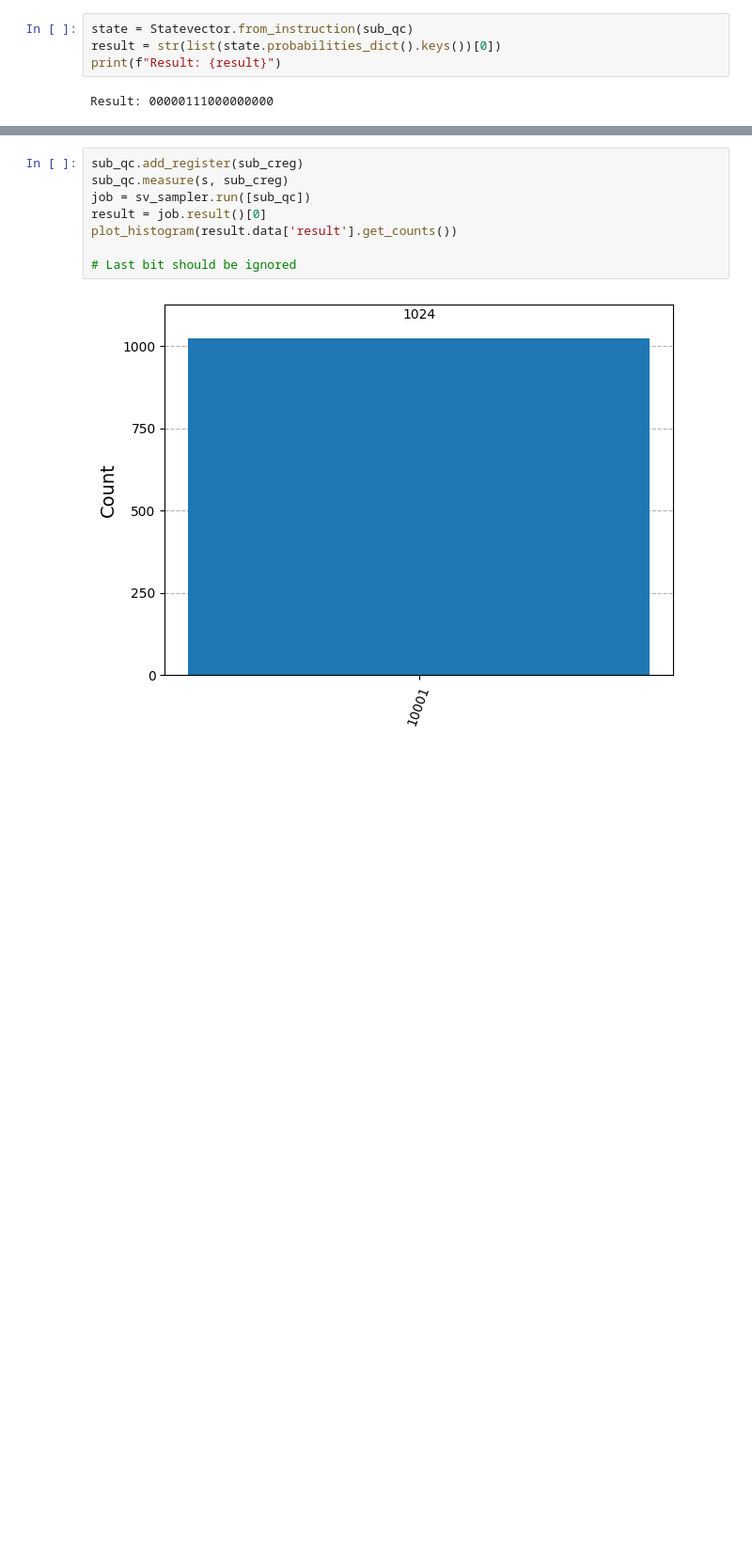
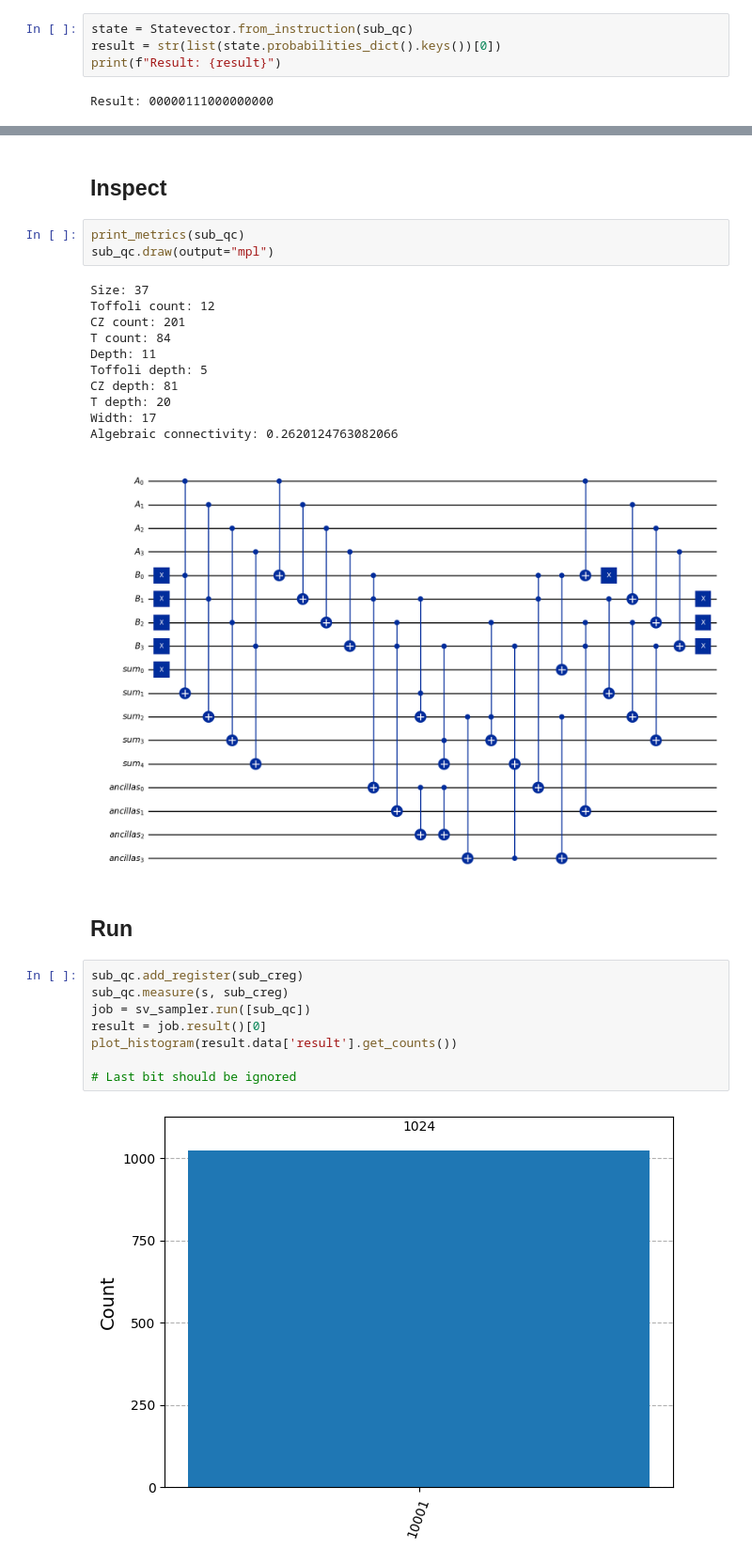
Before and after one commit to Chosen-Juan1/Quantum-computing-research, a Jupyter notebook: Reproduced_circuits/adder-2024-lookahead-wang.ipynb, the cells around one changed output, grey strips where cells are left out. Shown at 94% size. Drawn from its saved outputs; the diff is of its cells as text; blank space fills up the shorter version.

```diff
--- a/Reproduced_circuits/adder-2024-lookahead-wang.ipynb
+++ b/Reproduced_circuits/adder-2024-lookahead-wang.ipynb
@@ -267,3 +285,22 @@ Total wrongs: 240
+# %% [markdown]
+## Inspect
+# %%
+print_metrics(sub_qc)
+sub_qc.draw(output="mpl")
+# %% [output]
+Size: 37
+Toffoli count: 12
+CZ count: 201
+T count: 84
+Depth: 11
+Toffoli depth: 5
+CZ depth: 81
+T depth: 20
+Width: 17
+Algebraic connectivity: 0.2620124763082066
+[figure, added]
+# %% [markdown]
+## Run
 # %%
 sub_qc.add_register(sub_creg)
 sub_qc.measure(s, sub_creg)
```
Also changed, not shown: parts of 9 cells of this notebook, 4 other files.
